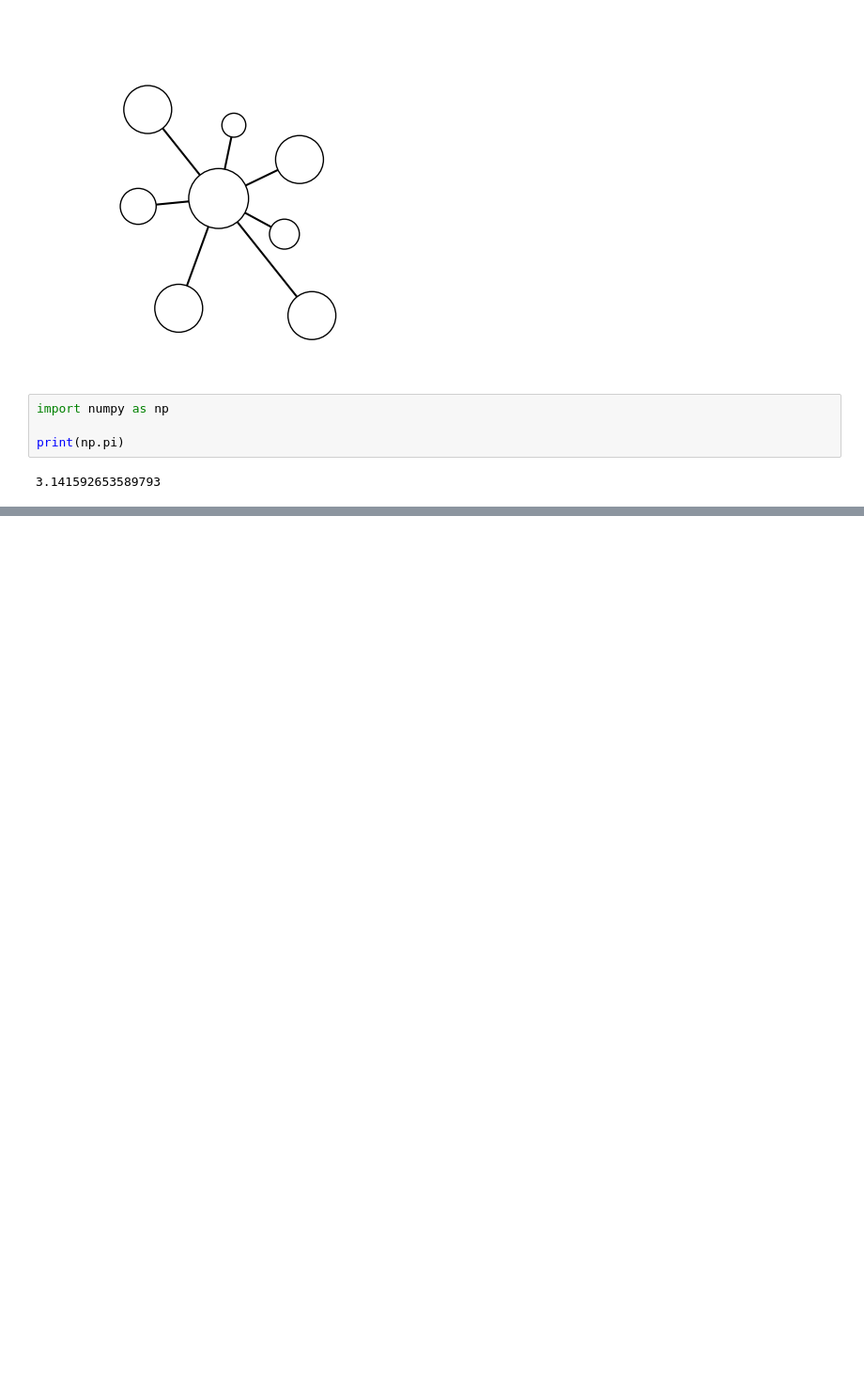
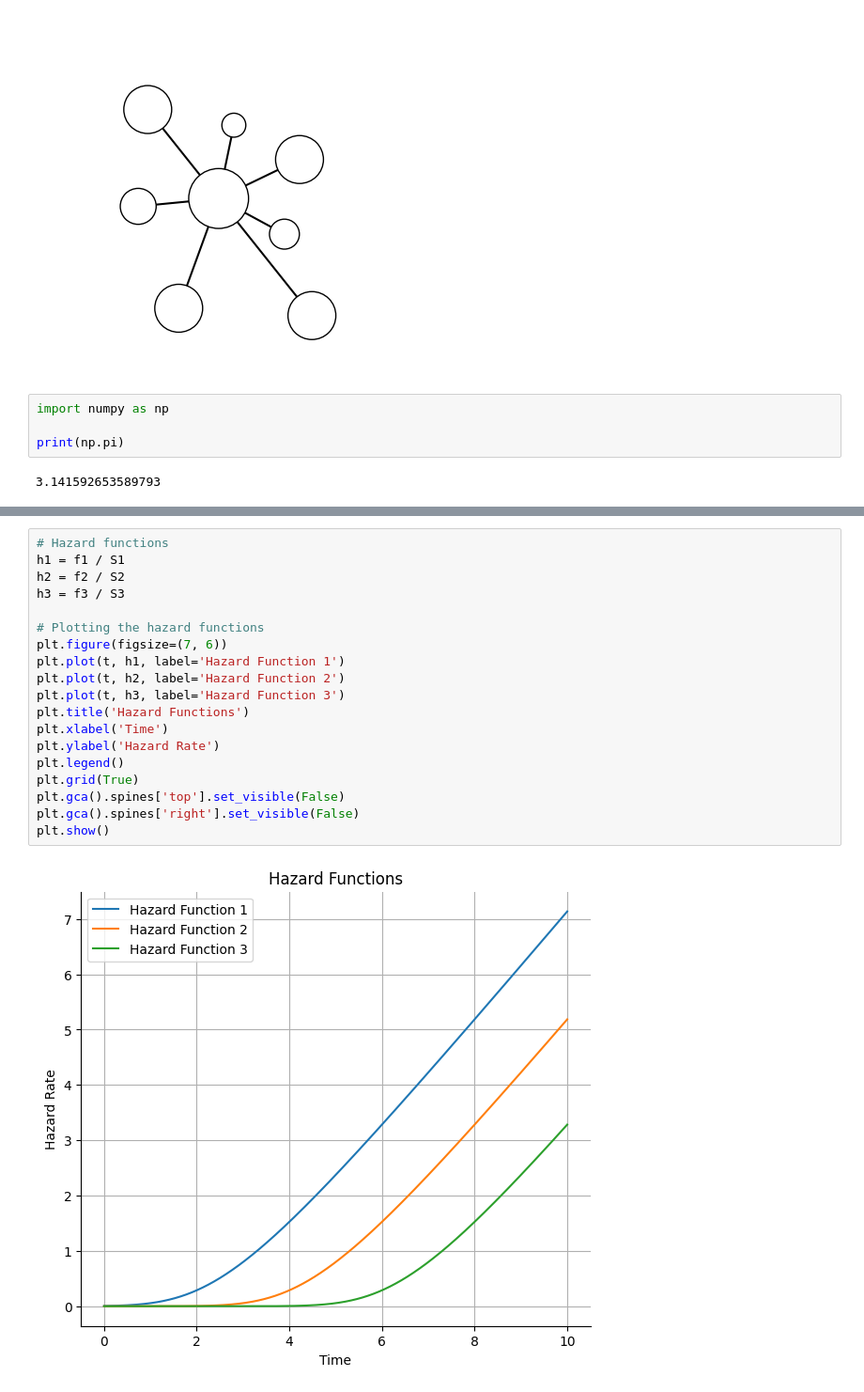
Before and after one commit to abikesa/workflow, a Jupyter notebook: _build/html/_sources/py.ipynb, the cells around one changed output, grey strips where cells are left out. Shown: that part at 94% size. Drawn from its saved outputs; the diff is of its cells as text; blank space fills up the shorter version.

```diff
--- a/_build/html/_sources/py.ipynb
+++ b/_build/html/_sources/py.ipynb
@@ -156,0 +225,21 @@ print(np.pi)
+# %%
+# Hazard functions
+h1 = f1 / S1
+h2 = f2 / S2
+h3 = f3 / S3
+
+# Plotting the hazard functions
+plt.figure(figsize=(7, 6))
+plt.plot(t, h1, label='Hazard Function 1')
+plt.plot(t, h2, label='Hazard Function 2')
+plt.plot(t, h3, label='Hazard Function 3')
+plt.title('Hazard Functions')
+plt.xlabel('Time')
+plt.ylabel('Hazard Rate')
+plt.legend()
+plt.grid(True)
+plt.gca().spines['top'].set_visible(False)
+plt.gca().spines['right'].set_visible(False)
+plt.show()
+# %% [output]
+[figure, added]
```
Also changed, not shown: parts of 5 cells of this notebook, 24 other files.
